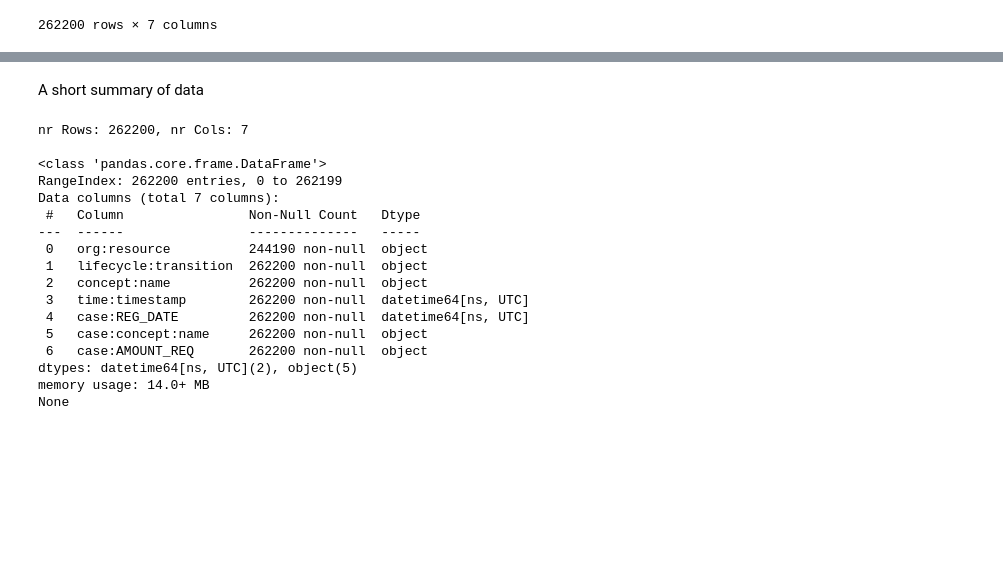
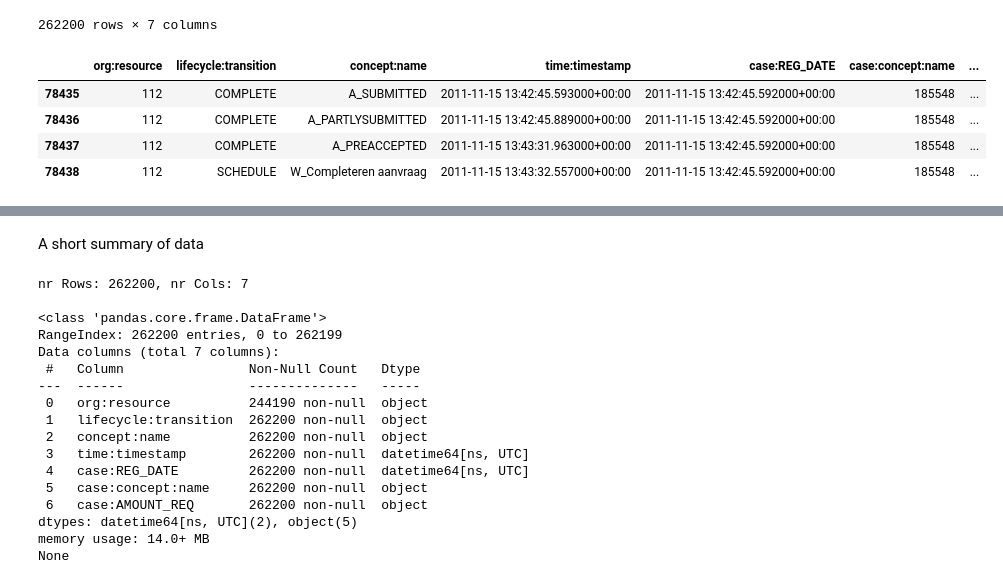
Before and after one commit to BrendGroen/2IOI0-Group-22, a Jupyter notebook: data_exploration.ipynb, the cells around one changed output, grey strips where cells are left out. Cells and saved outputs as stored; diff of their text form; code cells hidden in the pictures; blank space fills up the shorter version.

```diff
--- a/data_exploration.ipynb
+++ b/data_exploration.ipynb
@@ -33,3 +33,11 @@ df
 | 262198 | 11169 | COMPLETE | A_DECLINED | 2012-03-01 09:27:37.118000+00:00 | 2012-02-29 23:51:16.799000+00:00 | 214376 | ... |
 | 262199 | 11169 | COMPLETE | W_Afhandelen leads | 2012-03-01 09:27:41.325000+00:00 | 2012-02-29 23:51:16.799000+00:00 | 214376 | ... |
 262200 rows × 7 columns
+# %%
+df[(df['case:concept:name'] == '185548') & (df['org:resource'] == '112')]
+# %% [output]
+|  | org:resource | lifecycle:transition | concept:name | time:timestamp | case:REG_DATE | case:concept:name | ... |
+| 78435 | 112 | COMPLETE | A_SUBMITTED | 2011-11-15 13:42:45.593000+00:00 | 2011-11-15 13:42:45.592000+00:00 | 185548 | ... |
+| 78436 | 112 | COMPLETE | A_PARTLYSUBMITTED | 2011-11-15 13:42:45.889000+00:00 | 2011-11-15 13:42:45.592000+00:00 | 185548 | ... |
+| 78437 | 112 | COMPLETE | A_PREACCEPTED | 2011-11-15 13:43:31.963000+00:00 | 2011-11-15 13:42:45.592000+00:00 | 185548 | ... |
+| 78438 | 112 | SCHEDULE | W_Completeren aanvraag | 2011-11-15 13:43:32.557000+00:00 | 2011-11-15 13:42:45.592000+00:00 | 185548 | ... |
```
Also changed, not shown: parts of 11 cells of this notebook.
